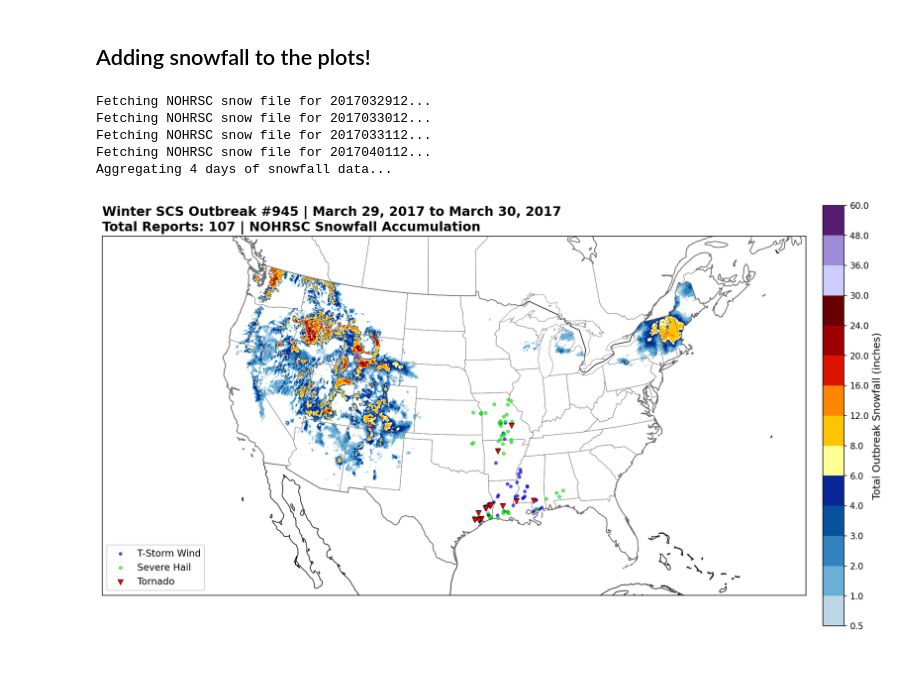
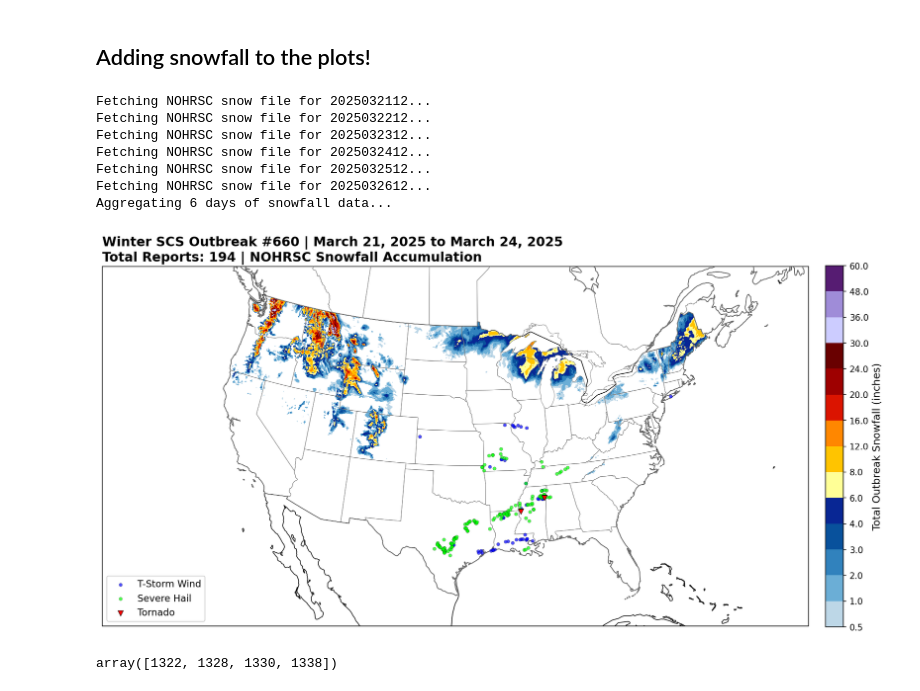
Before and after one commit to augustlepique/circs-research, a Jupyter notebook: create_synoptic_cases.ipynb, the cells around one changed output. Cells and saved outputs as stored; diff of their text form; code cells hidden in the pictures; blank space fills up the shorter version.

```diff
--- a/create_synoptic_cases.ipynb
+++ b/create_synoptic_cases.ipynb
@@ -280,7 +335,7 @@ def create_case_stats(df):
 
     case_stats = df.groupby('SYNOPTIC_CASE_ID').agg({
     'WINTER_SEASON': 'first',             # The season this case belongs to
-    'BEGIN_DT': ['min', 'max'],           # Start/End times
+    'BEGIN_DT_UTC': ['min', 'max'],           # Start/End times
     'EVENT_TYPE': 'count',                # Total reports
     'BEGIN_LAT': 'mean',                  # Centroid Lat
     'BEGIN_LON': 'mean',                  # Centroid Lon
@@ -291,7 +346,7 @@ def create_case_stats(df):
     case_stats = case_stats.rename(columns={'WINTER_SEASON_first': 'Season', 'EVENT_TYPE_count': 'Report_Count'})
 
     # Calculate Duration (in Hours)
-    case_stats['Duration_Hrs'] = (case_stats['BEGIN_DT_max'] - case_stats['BEGIN_DT_min']).dt.total_seconds() / 3600
+    case_stats['Duration_Hrs'] = (case_stats['BEGIN_DT_UTC_max'] - case_stats['BEGIN_DT_UTC_min']).dt.total_seconds() / 3600
 
     print(f"Total Synoptic Cases: {len(case_stats)}")
 
@@ -352,13 +392,27 @@ len(small_cases)
 # %%
-fig = plt.figure(figsize=(12,6))
+fig = plt.figure(figsize=(14,6))
 
 season_counts = case_stats['Season'].value_counts().sort_index()
 
 ##Plotting
 ax = sns.barplot(x=season_counts.index, y=season_counts.values, color='steelblue')
-plt.title("Number of Winter Synoptic SCS Cases per Season (1995-Present)", fontsize=14)
+ax.axhline(y=season_counts.mean(), linewidth=2, color='orange')
+
+plt.title("Number of Winter Synoptic SCS Cases per Season (1995-Present) using Time Gap to cluster", fontsize=14)
+
+ax.text(0.01, 0.99, f"Average Per Winter Season: {round(season_counts.mean(),2)}", transform = ax.transAxes, ha='left',va='top')
+
+for p in ax.patches:
+    ax.annotate(f"{int(p.get_height())}",
+                (p.get_x() + p.get_width() / 2., p.get_height()),
+                ha='center', va='bottom',
+                fontsize=10, color='black',
+                xytext=(0, 3), textcoords='offset points')
+
 plt.ylabel("Number of Cases")
+#plt.ylim(0,140)
 plt.xlabel("Winter Season (Year of Dec)")
 plt.xticks(rotation=45)
 plt.grid(axis='y', alpha=0.3)
+#plt.savefig('cases_over_time_old.png')
 # %% [output]
@@ -844,7 +969,7 @@ def get_outbreak_snowfall(df, case_id, work_dir="/data1/lepique/nohrsc_cache"):
 
     return snow_plot, lon, lat
 # %%
-def plot_synoptic_case(df, case_id, snow_array=None, snow_lon=None, snow_lat=None, zoom=False):
+def plot_synoptic_case(df, case_id, snow_array=None, snow_lon=None, snow_lat=None, zoom=False,savepath=False):
     """
     Plots the SCS reports overlaid on the NOHRSC snow footprint.
     """
@@ -888,7 +1013,7 @@ def plot_synoptic_case(df, case_id, snow_array=None, snow_lon=None, snow_lat=Non
         cs = ax.contourf(snow_lon, snow_lat, snow_array, clevs,
                          cmap=cmap, norm=norm, transform=ccrs.PlateCarree(), zorder=1)
 
-        cbar = plt.colorbar(cs, ax=ax, shrink=0.7, pad=0.02, ticks=clevs)
+        cbar = plt.colorbar(cs, ax=ax, shrink=0.6, pad=0.02, ticks=clevs)
         cbar.set_label('Total Outbreak Snowfall (inches)', fontsize=12)
 
     # --- 2. Plot Severe Reports ---
@@ -920,16 +1045,34 @@ def plot_synoptic_case(df, case_id, snow_array=None, snow_lon=None, snow_lat=Non
 
     plt.title(title_str, fontsize=15, fontweight='bold', loc='left')
     plt.tight_layout()
-    plt.show()
+
+    if savepath:
+        fig.savefig(f'scs_snow_map_{case_id}.png', dpi=300)
+        plt.show()
+    else:
+        plt.show()
 # %%
-snow_array, lons, lats = get_outbreak_snowfall(clustered_df, case_id=945)
+snow_array, lons, lats = get_outbreak_snowfall(subset, case_id=660)
 # %% [output]
-Fetching NOHRSC snow file for 2017032912...
-Fetching NOHRSC snow file for 2017033012...
-Fetching NOHRSC snow file for 2017033112...
-Fetching NOHRSC snow file for 2017040112...
-Aggregating 4 days of snowfall data...
+Fetching NOHRSC snow file for 2025032112...
+Fetching NOHRSC snow file for 2025032212...
+Fetching NOHRSC snow file for 2025032312...
+Fetching NOHRSC snow file for 2025032412...
+Fetching NOHRSC snow file for 2025032512...
+Fetching NOHRSC snow file for 2025032612...
+Aggregating 6 days of snowfall data...
 # %%
-plot_synoptic_case(clustered_df, case_id=945, snow_array=snow_array, snow_lon=lons, snow_lat=lats)
+plot_synoptic_case(
+    subset,
+    case_id=660,
+    snow_array=snow_array, snow_lon=lons, snow_lat=lats,
+    #savepath=True
+)
 # %% [output]
-[figure, old version]
+[figure, new version]
+# %%
+clustered_df.loc[(clustered_df['BEGIN_DT_UTC'] >='2025-03-14') &
+(clustered_df['BEGIN_DT_UTC'] <='2025-03-16')
+]['SYNOPTIC_CASE_ID'].unique()
+# %% [output]
+array([1322, 1328, 1330, 1338])
```
Also changed, not shown: parts of 51 cells of this notebook.
